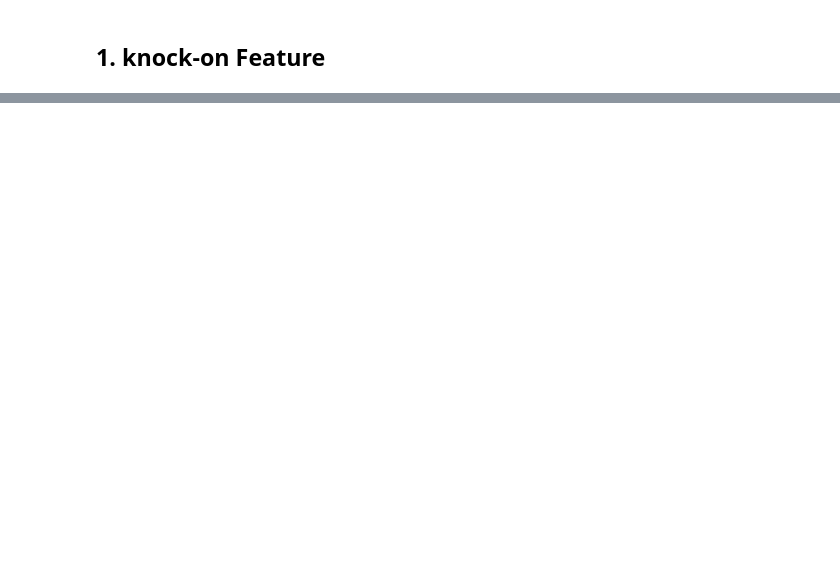
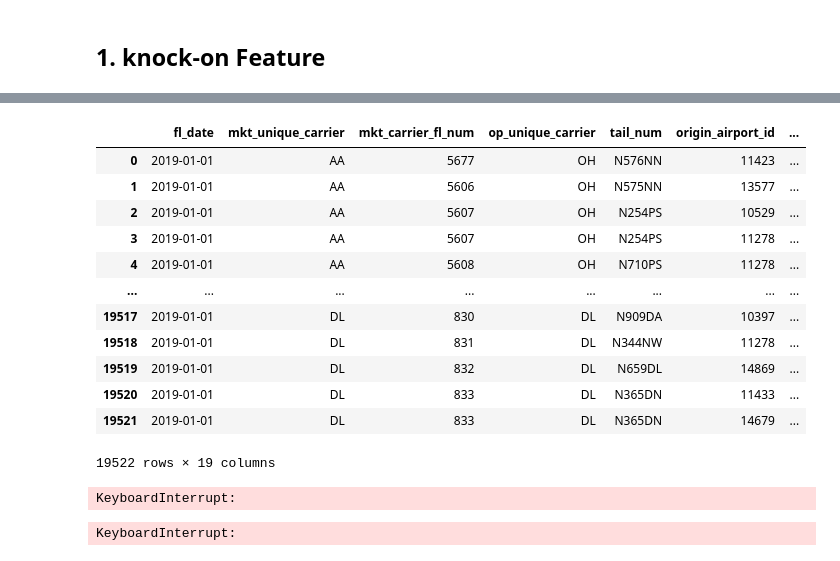
Before and after one commit to taaaraaa/Supervised-Learning-Project, a Jupyter notebook: Feature_Engineering.ipynb, the cells around one changed output, grey strips where cells are left out. Cells and saved outputs as stored; diff of their text form; code cells hidden in the pictures; blank space fills up the shorter version.

```diff
--- a/Feature_Engineering.ipynb
+++ b/Feature_Engineering.ipynb
@@ -130,17 +147,30 @@ df[df['crs_dep_time'] == '21:57:00']
 # %%
-Z=Y.copy()
+def making_table_ready_2(X):
+    X['crs_dep_time'] = X['crs_dep_time'].astype(str).str.zfill(4)
+    X['crs_arr_time'] = X['crs_arr_time'].astype(str).str.zfill(4)
 
-#Convert dates to string type
-Z['crs_dep_time']=Z['crs_dep_time'].apply(lambda x: x.strftime('%H:%M:%S'))
-Z['crs_arr_time']=Z['crs_arr_time'].apply(lambda x: x.strftime('%H:%M:%S'))
+    def get_hour_min(x):
+        return str(int(x[:2]))+':'+str(int(x[-2:]))
 
-# adding columns to the the previous table
-Z['origin_airport_id']=flights_sample_small['origin_airport_id']
-Z['dest_airport_id']=flights_sample_small['dest_airport_id']
+    X['crs_dep_time'] = X['crs_dep_time'].apply(lambda x: get_hour_min(x))
+    X['crs_arr_time'] = X['crs_arr_time'].apply(lambda x: get_hour_min(x))
 
-#adding feature columns
-Z['origin_plane_traffic']=np.nan
-Z['dest_plane_traffic']=np.nan
+    #adding zero so that each time value consists of 4 digits
+    X['crs_dep_time'] = X['crs_dep_time'].str.replace('24:0', '00:00')
+    X['crs_arr_time'] = X['crs_arr_time'].str.replace('24:0', '00:00')
 
-df=Z.copy()
-len(Z)
+
+    # convert time columns to datetime
+    X['crs_dep_time'] = pd.to_datetime(X['crs_dep_time'], format='%H:%M')
+    X['crs_arr_time'] = pd.to_datetime(X['crs_arr_time'], format='%H:%M')
+
+
+    X['origin_plane_traffic']=np.nan
+    X['dest_plane_traffic']=np.nan
+
+    return X
+    #Convert dates to string type
+    X['crs_dep_time']=X['crs_dep_time'].apply(lambda x: x.strftime('%H:%M:%S'))
+    X['crs_arr_time']=X['crs_arr_time'].apply(lambda x: x.strftime('%H:%M:%S'))
+
+    return X
@@ -219,0 +177,19 @@ df.head(20)
+# %%
+making_table_ready_2(Y)
+making_table_ready_2(Y1)
+making_table_ready_2(Y2)
+Y
+# %% [output]
+|  | fl_date | mkt_unique_carrier | mkt_carrier_fl_num | op_unique_carrier | tail_num | origin_airport_id | ... |
+| 0 | 2019-01-01 | AA | 5677 | OH | N576NN | 11423 | ... |
+| 1 | 2019-01-01 | AA | 5606 | OH | N575NN | 13577 | ... |
+| 2 | 2019-01-01 | AA | 5607 | OH | N254PS | 10529 | ... |
+| 3 | 2019-01-01 | AA | 5607 | OH | N254PS | 11278 | ... |
+| 4 | 2019-01-01 | AA | 5608 | OH | N710PS | 11278 | ... |
+| ... | ... | ... | ... | ... | ... | ... | ... |
+| 19517 | 2019-01-01 | DL | 830 | DL | N909DA | 10397 | ... |
+| 19518 | 2019-01-01 | DL | 831 | DL | N344NW | 11278 | ... |
+| 19519 | 2019-01-01 | DL | 832 | DL | N659DL | 14869 | ... |
+| 19520 | 2019-01-01 | DL | 833 | DL | N365DN | 11433 | ... |
+| 19521 | 2019-01-01 | DL | 833 | DL | N365DN | 14679 | ... |
+19522 rows × 19 columns
@@ -220 +234,9 @@ df.head(20)
+# %%
+plane_traffic(Y)
+# %% [output]
+KeyboardInterrupt:
+# %%
+plane_traffic(Y1)
+# %% [output]
+KeyboardInterrupt:
 # %%
```
Also changed, not shown: parts of 34 cells of this notebook.
